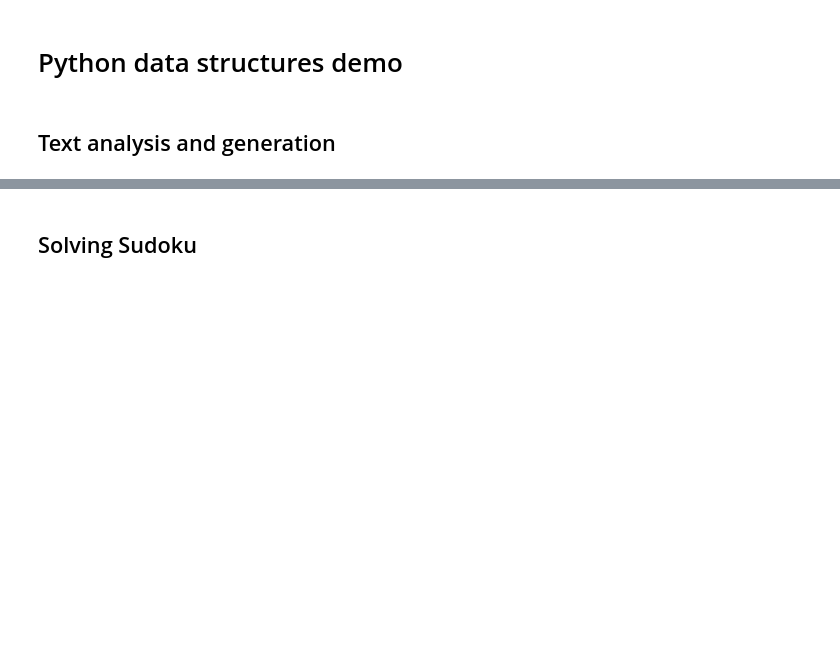
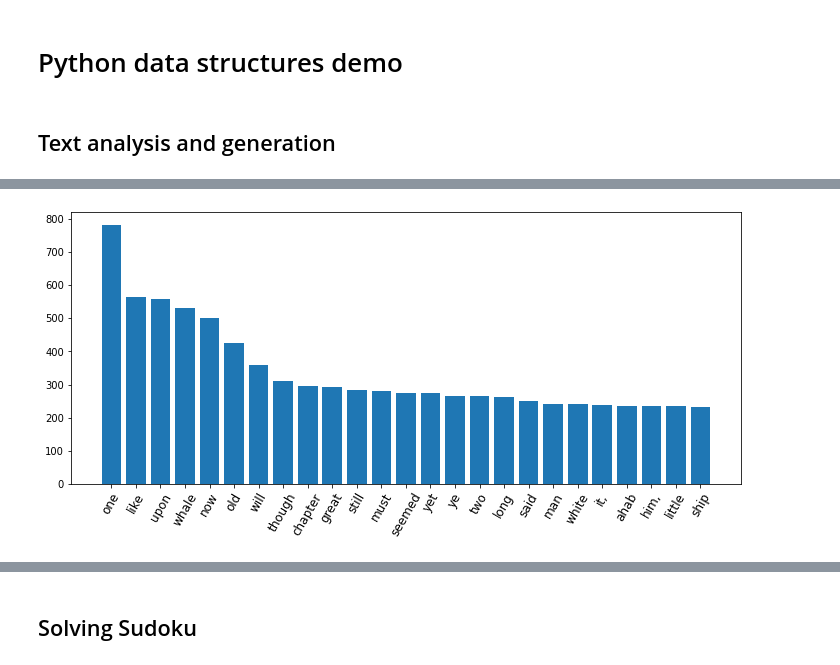
Before and after one commit to cs331ds/lectures, a Jupyter notebook: 04-ds-demo.ipynb, the cells around one changed output, grey strips where cells are left out. Drawn from its saved outputs; the diff is of its cells as text; code cells hidden in the pictures; blank space fills up the shorter version.

```diff
--- a/04-ds-demo.ipynb
+++ b/04-ds-demo.ipynb
@@ -26,6 +52,9 @@ len(md_words_uniq)
 # compute the frequency of each word in the text
 md_word_counts = {}
 for w in md_words:
-    pass
+    if w not in md_word_counts:
+        md_word_counts[w] = 1
+    else:
+        md_word_counts[w] += 1
 # %%
 md_word_counts['the']
@@ -43,7 +98,3 @@ import urllib.request
 sw_url = 'https://moss.cs.iit.edu/stopwords.txt'
 sw_text = urllib.request.urlopen(sw_url).read().decode()
 stopwords = sw_text.split()
-# %%
-# remove stopwords
-
-md_word_counts = { }
@@ -50,3 +124,7 @@ md_word_counts = { }
+# %%
+# remove stopwords
+
+md_word_counts = { w: n for w,n in md_word_counts.items() if w not in stopwords }
 # %%
 md_word_counts_sorted = sorted(md_word_counts.items(), key=lambda t: t[1], reverse=True)
 # %%
@@ -54,15 +143,17 @@ md_word_counts_sorted[:10]
 # %%
 %matplotlib inline
 import matplotlib.pyplot as plt
 
 # need lists of the first n words/counts to plot
-n = 10
-words  = []
-counts = []
+n = 25
+words  = [t[0] for t in md_word_counts_sorted[:n]]
+counts = [t[1] for t in md_word_counts_sorted[:n]]
 
 plt.rcParams['figure.figsize'] = [12, 5]
 plt.bar(range(n), counts)
 plt.xticks(range(n), words, rotation=60, fontsize=12)
 plt.show()
+# %% [output]
+[figure, added]
 # %%
 # collect all two-word phrases as tuples
```
Also changed, not shown: parts of 48 cells of this notebook, 1 other file.
